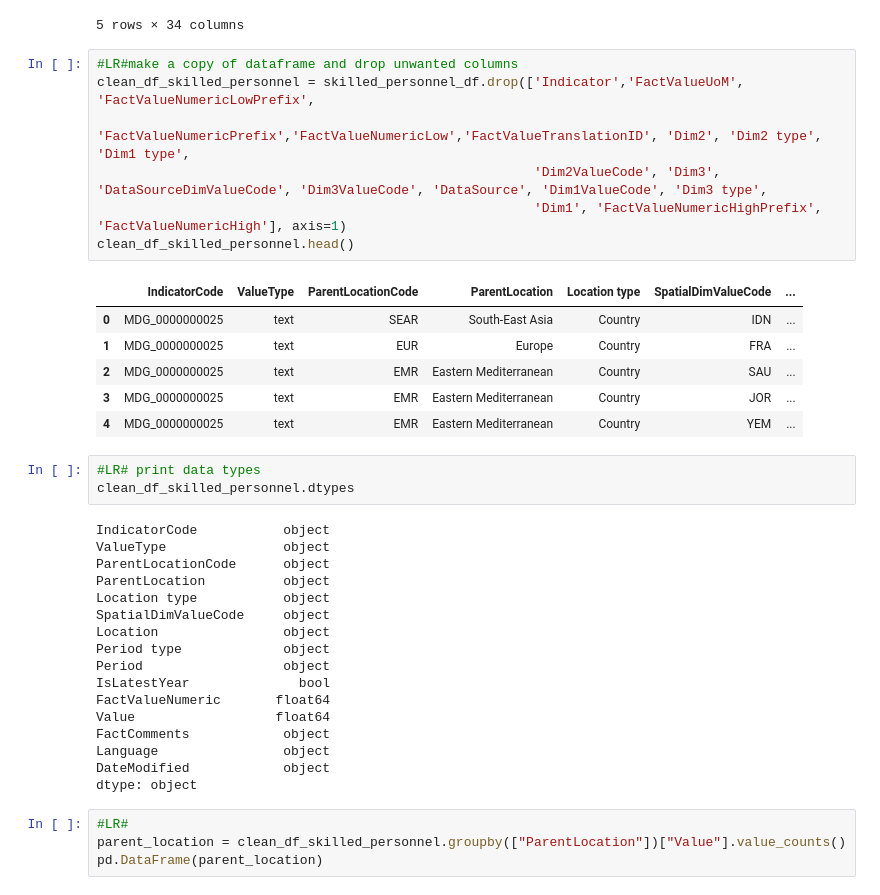
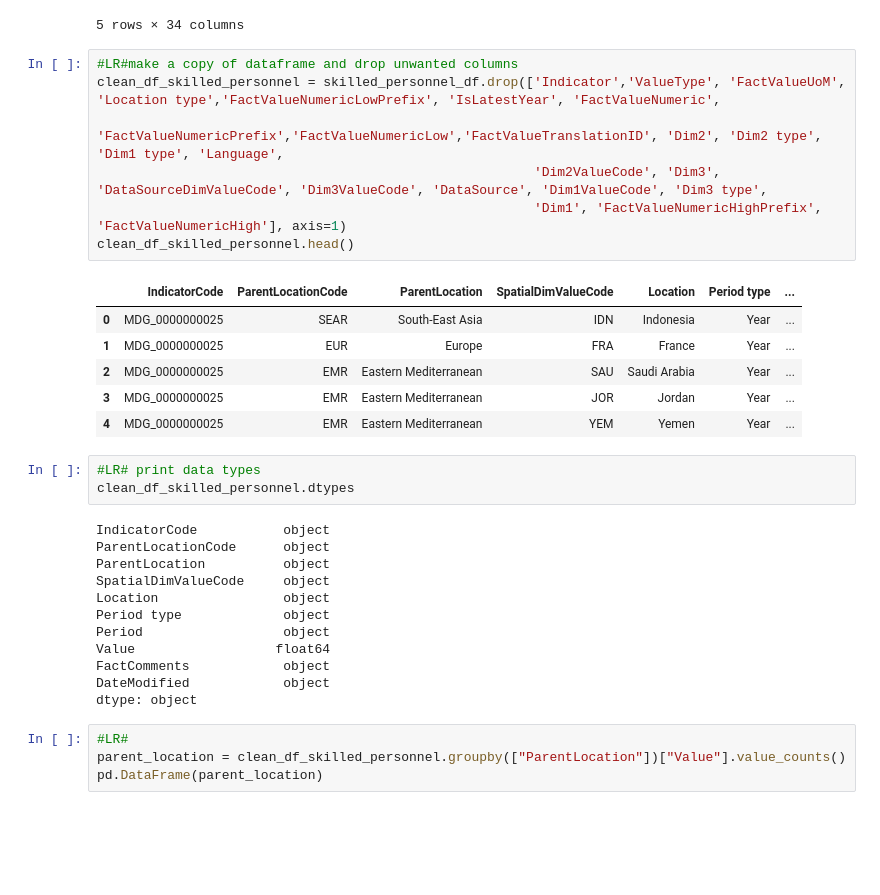
Before and after one commit to laurar9889/Project_3_Team_1, a Jupyter notebook: main.ipynb, the cells around one changed output. Saved outputs shown, nothing was run; the diff lists cells and outputs as text; blank space fills up the shorter version.

Commit message:
Chore:drop unwanted columns

```diff
--- a/main.ipynb
+++ b/main.ipynb
@@ -500,36 +500,31 @@ skilled_personnel_df.head()
 5 rows × 34 columns
 # %%
 #LR#make a copy of dataframe and drop unwanted columns
-clean_df_skilled_personnel = skilled_personnel_df.drop(['Indicator','FactValueUoM', 'FactValueNumericLowPrefix',
-                                                        'FactValueNumericPrefix','FactValueNumericLow','FactValueTranslationID', 'Dim2', 'Dim2 type', 'Dim1 type',
+clean_df_skilled_personnel = skilled_personnel_df.drop(['Indicator','ValueType', 'FactValueUoM', 'Location type','FactValueNumericLowPrefix', 'IsLatestYear', 'FactValueNumeric',
+                                                        'FactValueNumericPrefix','FactValueNumericLow','FactValueTranslationID', 'Dim2', 'Dim2 type', 'Dim1 type', 'Language',
                                                         'Dim2ValueCode', 'Dim3', 'DataSourceDimValueCode', 'Dim3ValueCode', 'DataSource', 'Dim1ValueCode', 'Dim3 type',
                                                         'Dim1', 'FactValueNumericHighPrefix', 'FactValueNumericHigh'], axis=1)
 clean_df_skilled_personnel.head()
 # %% [output]
-|  | IndicatorCode | ValueType | ParentLocationCode | ParentLocation | Location type | SpatialDimValueCode | ... |
-| 0 | MDG_0000000025 | text | SEAR | South-East Asia | Country | IDN | ... |
-| 1 | MDG_0000000025 | text | EUR | Europe | Country | FRA | ... |
-| 2 | MDG_0000000025 | text | EMR | Eastern Mediterranean | Country | SAU | ... |
-| 3 | MDG_0000000025 | text | EMR | Eastern Mediterranean | Country | JOR | ... |
-| 4 | MDG_0000000025 | text | EMR | Eastern Mediterranean | Country | YEM | ... |
+|  | IndicatorCode | ParentLocationCode | ParentLocation | SpatialDimValueCode | Location | Period type | ... |
+| 0 | MDG_0000000025 | SEAR | South-East Asia | IDN | Indonesia | Year | ... |
+| 1 | MDG_0000000025 | EUR | Europe | FRA | France | Year | ... |
+| 2 | MDG_0000000025 | EMR | Eastern Mediterranean | SAU | Saudi Arabia | Year | ... |
+| 3 | MDG_0000000025 | EMR | Eastern Mediterranean | JOR | Jordan | Year | ... |
+| 4 | MDG_0000000025 | EMR | Eastern Mediterranean | YEM | Yemen | Year | ... |
 # %%
 #LR# print data types
 clean_df_skilled_personnel.dtypes
 # %% [output]
 IndicatorCode           object
-ValueType               object
 ParentLocationCode      object
 ParentLocation          object
-Location type           object
 SpatialDimValueCode     object
 Location                object
 Period type             object
 Period                  object
-IsLatestYear              bool
-FactValueNumeric       float64
 Value                  float64
 FactComments            object
-Language                object
 DateModified            object
 dtype: object
 # %%
```
